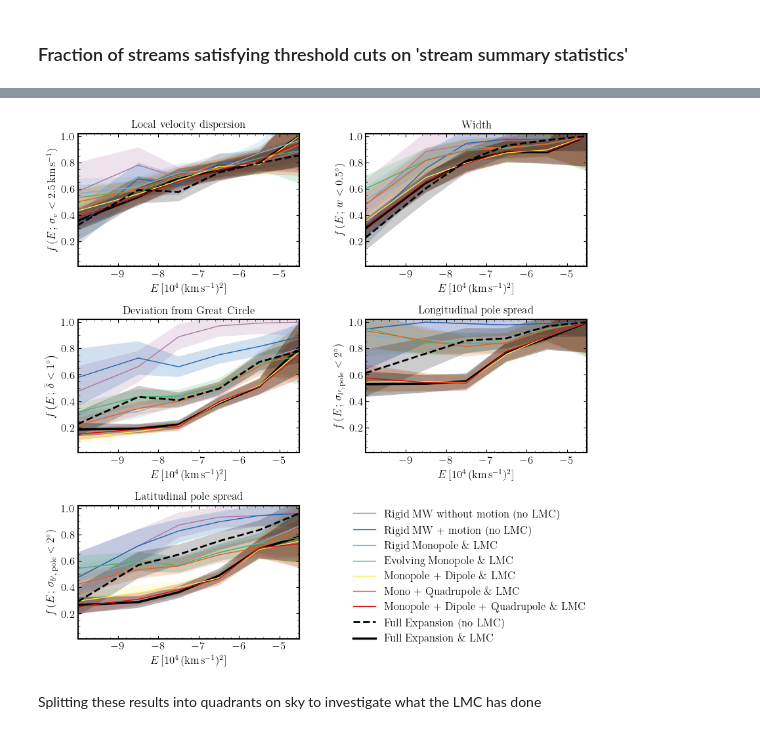
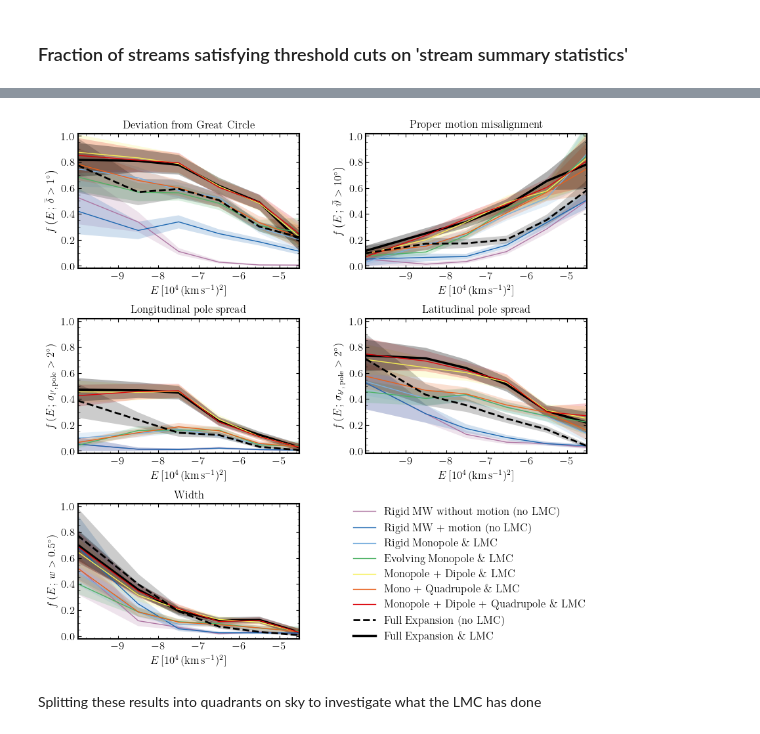
Before and after one commit to dc-broo3/oceanus, a Jupyter notebook: analysis/mollewideplots.ipynb, the cells around one changed output, grey strips where cells are left out. Cells and saved outputs as stored; diff of their text form; code cells hidden in the pictures.

```diff
--- a/analysis/mollewideplots.ipynb
+++ b/analysis/mollewideplots.ipynb
@@ -816,7 +848,7 @@ frac_streams_indiv(path, 'veldis', potentials, labels, 'frac_streams_veldis', Fa
 # %%
 def frac_streams_all(path_data, pots, pot_labels, plotname, savefig=False):
     fig, ax = plt.subplots(3, 2, figsize=(10, 10))
-    plt.subplots_adjust(hspace=0.4, wspace=0.3)
+    plt.subplots_adjust(hspace=0.37, wspace=0.3)
 
     for j in range(len(pots)):
         with h5py.File(path_data + pots[j], 'r') as file:
@@ -824,12 +856,11 @@ def frac_streams_all(path_data, pots, pot_labels, plotname, savefig=False):
             loc_veldis = np.array(file['loc_veldis'])
             widths = np.array(file['widths'])
             track_deform = np.array(file['track_deform'])
+            pm_ang = np.array(file['pm_misalignment'])
 
             t_idx = -1
             l_pole = np.array(file['pole_l'])[:,t_idx]
-            # l_pole_std = np.nanstd(l_pole, axis=1)
             b_pole = np.array(file['pole_b'])[:,t_idx]
-            # b_pole_std = np.nanstd(b_pole, axis=1)
 
             poles =  np.stack((l_pole, b_pole))
         rot_pole = np.array([rotation_matrix_lmc @ poles[:,i] for i in range(len(l_pole))])
@@ -847,10 +878,12 @@ def frac_streams_all(path_data, pots, pot_labels, plotname, savefig=False):
             for idx in indices_in_bins:
                 metric_bin = metric[idx]
                 if len(metric_bin) == 0:
-                    frac_high = 1
+                    frac_high = 0
                     uncert_high = 0
                 else:
-                    above = len(metric_bin[metric_bin < threshold])
+                    above = len(metric_bin[metric_bin > threshold])
+                    if above==0:
+                        above=1 # to avoid divison by 0 below
                     total = len(metric_bin)
                     frac_high = above / total
                     uncert_high = frac_high * ((1 / above) + (1 / total))**0.5
@@ -871,44 +904,47 @@ def frac_streams_all(path_data, pots, pot_labels, plotname, savefig=False):
             plt.xlabel(r'$E\,[10^{4}\,(\mathrm{km}\,\mathrm{s}^{-1})^2]$', fontsize=12)
             plt.ylabel(y_label, fontsize=12)
             plt.xlim(-9.99, -4.51)
-            plt.ylim(0.01, 1.02)
+            plt.ylim(-0.02, 1.02)
             plt.title(title)
 
+        # plt.sca(ax[0, 0])
+        # plot_metric(ax[0, 0], loc_veldis, 2.5, r'$f\left(E\,;\,\sigma_v > 2.5\,\mathrm{km}\,\mathrm{s}^{-1} \right)$', 'Local velocity dispersion')
+        # plt.legend(frameon=False, ncol=2, bbox_to_anchor=(2.3, 1.85), fontsize=13)
+
         plt.sca(ax[0, 0])
-        plot_metric(ax[0, 0], loc_veldis, 2.5, r'$f\left(E\,;\,\sigma_v < 2.5\,\mathrm{km}\,\mathrm{s}^{-1} \right)$', 'Local velocity dispersion')
+        plot_metric(ax[1, 0], track_deform, 1, r'$f\left(E\,;\,\bar{\delta} > 1^{\circ} \right)$', 'Deviation from Great Circle')
 
         plt.sca(ax[0, 1])
-        plot_metric(ax[0, 1], widths, 0.5, r'$f\left(E\,;\,w < 0.5^{\circ} \right)$', 'Width')
+        plot_metric(ax[2, 0], pm_ang, 10, r'$f\left(E\,;\,\bar{\vartheta} > 10^{\circ} \right)$', 'Proper motion misalignment')
 
         plt.sca(ax[1, 0])
-        plot_metric(ax[1, 0], track_deform, 1, r'$f\left(E\,;\,\bar{\delta} < 1^{\circ} \right)$', 'Deviation from Great Circle')
+        plot_metric(ax[1, 1], l_pole_std, 2, r'$f\left(E\,;\,\sigma_{l^{\prime},\,\mathrm{pole}} > 2^{\circ} \right)$', 'Longitudinal pole spread')
 
         plt.sca(ax[1, 1])
-        plot_metric(ax[1, 1], l_pole_std, 2, r'$f\left(E\,;\,\sigma_{l^{\prime},\,\mathrm{pole}} < 2^{\circ} \right)$', 'Longitudinal pole spread')
+        plot_metric(ax[2, 0], b_pole_std, 2, r'$f\left(E\,;\,\sigma_{b^{\prime},\,\mathrm{pole}} > 2^{\circ} \right)$', 'Latitudinal pole spread')
 
         plt.sca(ax[2, 0])
-        plot_metric(ax[2, 0], b_pole_std, 2, r'$f\left(E\,;\,\sigma_{b^{\prime},\,\mathrm{pole}} < 2^{\circ} \right)$', 'Latitudinal pole spread')
-
+        plot_metric(ax[0, 1], widths, 0.5, r'$f\left(E\,;\,w > 0.5^{\circ} \right)$', 'Width')
         plt.legend(frameon=False, ncol=1, bbox_to_anchor=(1.2, 1.05), fontsize=12)
 
     ax[2, 1].set_visible(False)
 
     if savefig:
-        plt.savefig('/mnt/ceph/users/rbrooks/oceanus/analysis/figures/mollweide/ebins/{}'.format(plotname))
+        plt.savefig('/mnt/ceph/users/rbrooks/oceanus/analysis/figures/paper-figs/{}'.format(plotname), bbox_inches='tight')
 # %%
 path = '/mnt/ceph/users/rbrooks/oceanus/analysis/stream-runs/combined-files/plotting_data/1024-dthalfMyr-10rpmin-75ramax/'
 potentials = list(['rigid-mw.hdf5','static-mw.hdf5', 'rm-MWhalo-full-MWdisc-full-LMC.hdf5', 'em-MWhalo-full-MWdisc-full-LMC.hdf5',\
                'md-MWhalo-full-MWdisc-full-LMC.hdf5', 'mq-MWhalo-full-MWdisc-full-LMC.hdf5', 'mdq-MWhalo-full-MWdisc-full-LMC.hdf5',\
                 'full-MWhalo-full-MWdisc-no-LMC.hdf5', 'Full-MWhalo-MWdisc-LMC.hdf5'])
 # potentials = list(['rigid-mw.hdf5'])
 
 labels = list(['Rigid MW without motion (no LMC)', 'Rigid MW + motion (no LMC)', 'Rigid Monopole \& LMC', 'Evolving Monopole \& LMC', \
        'Monopole + Dipole \& LMC', 'Mono + Quadrupole \& LMC', 'Monopole + Dipole + Quadrupole \& LMC', 'Full Expansion (no LMC)', 'Full Expansion \& LMC'])
 # labels = list(['Rigid MW without motion (no LMC)'])
 
-frac_streams_all(path, potentials, labels, 'frac_streams_combined', True)
+frac_streams_all(path, potentials, labels, 'fig4', True)
 # %% [output]
-[figure, old version]
+[figure, new version]
 # %% [markdown]
 Splitting these results into quadrants on sky to investigate what the LMC has done
 # %%
```
Also changed, not shown: parts of 6 cells of this notebook, 3 other files.
